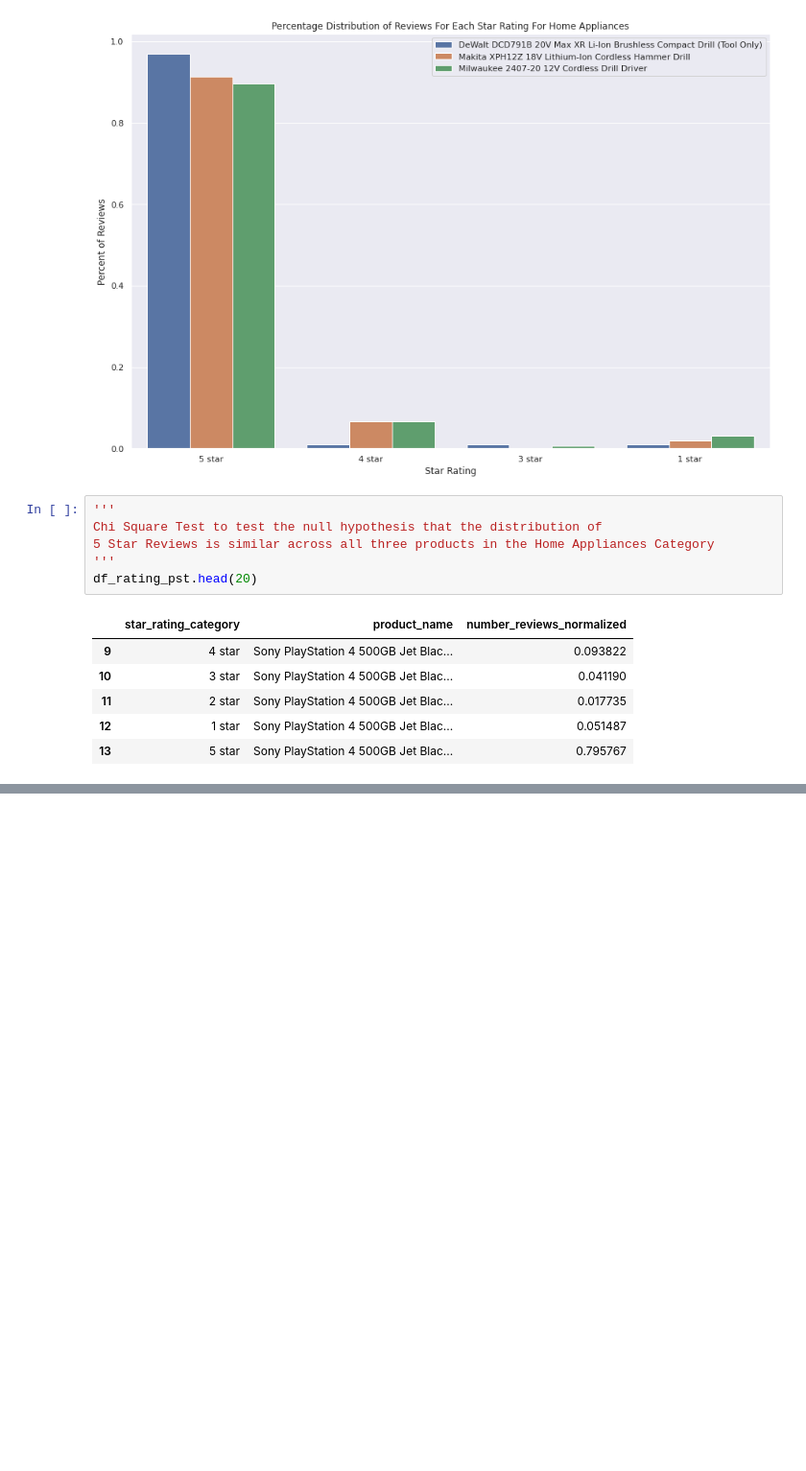
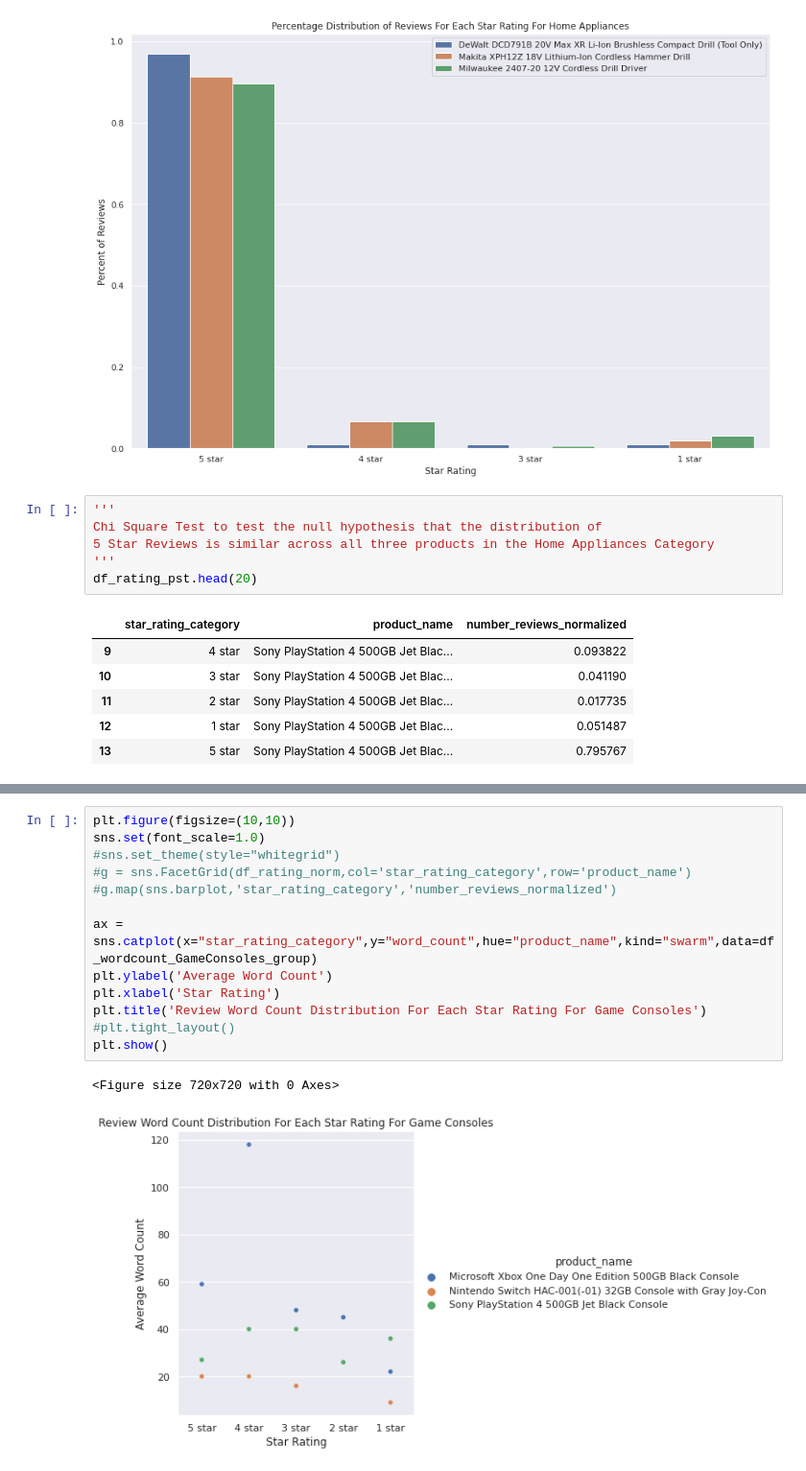
Before and after one commit to arunkumarakkineni/Statistical-Analysis-to-determine-similarity-of-product-reviews-on-Web-Crawled-Product-Review-Rating, a Jupyter notebook: cap1_stats_analysis.ipynb, the cells around one changed output, grey strips where cells are left out. Shown at 96% size. Cells and saved outputs as stored; diff of their text form; blank space fills up the shorter version.

```diff
--- a/cap1_stats_analysis.ipynb
+++ b/cap1_stats_analysis.ipynb
@@ -526,0 +608,16 @@ For alpha = 0.05: 0.016666666666666666
+# %%
+plt.figure(figsize=(10,10))
+sns.set(font_scale=1.0)
+#sns.set_theme(style="whitegrid")
+#g = sns.FacetGrid(df_rating_norm,col='star_rating_category',row='product_name')
+#g.map(sns.barplot,'star_rating_category','number_reviews_normalized')
+
+ax = sns.catplot(x="star_rating_category",y="word_count",hue="product_name",kind="swarm",data=df_wordcount_GameConsoles_group)
+plt.ylabel('Average Word Count')
+plt.xlabel('Star Rating')
+plt.title('Review Word Count Distribution For Each Star Rating For Game Consoles')
+#plt.tight_layout()
+plt.show()
+# %% [output]
+<Figure size 720x720 with 0 Axes>
+[figure, added]
```
Also changed, not shown: parts of 10 cells of this notebook.
